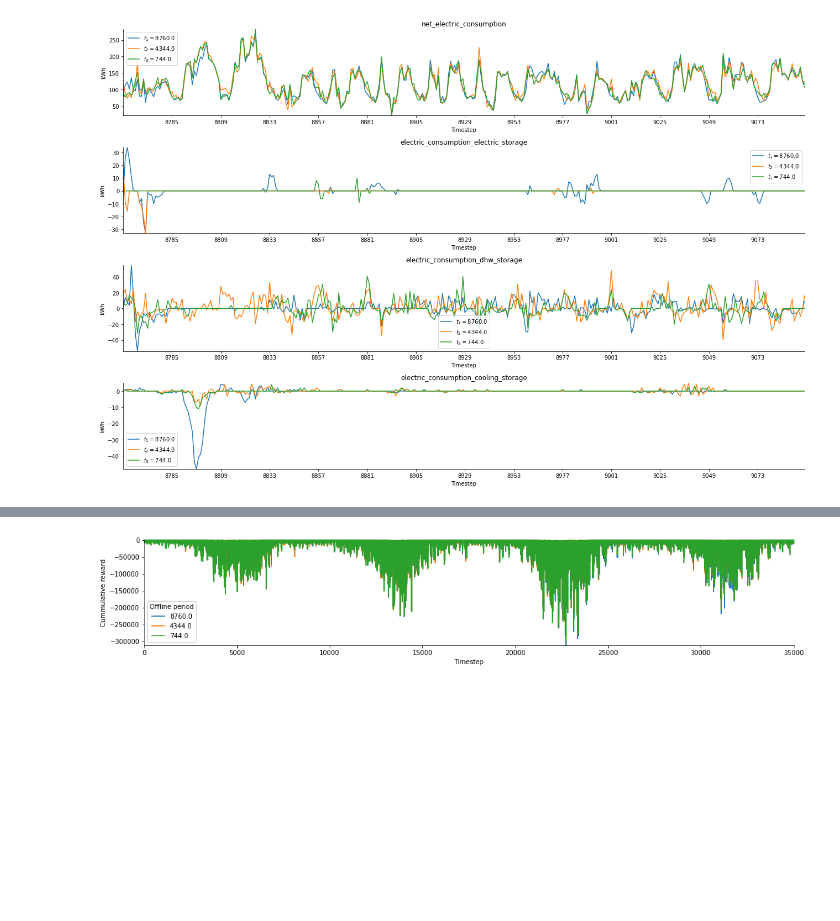
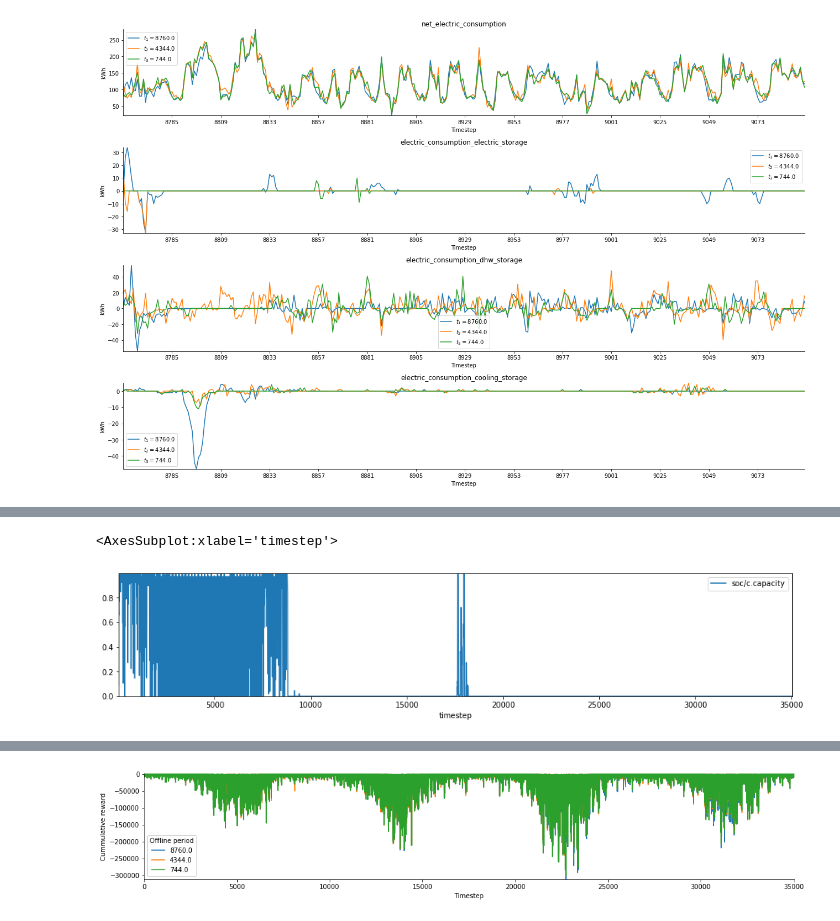
Before and after one commit to intelligent-environments-lab/CityLearn, a Jupyter notebook: reward_function_exploration_analysis.ipynb, the cells around one changed output, grey strips where cells are left out. Drawn from its saved outputs; the diff is of its cells as text; code cells hidden in the pictures; blank space fills up the shorter version.

```diff
--- a/reward_function_exploration_analysis.ipynb
+++ b/reward_function_exploration_analysis.ipynb
@@ -252,0 +387,16 @@ plt.show()
+# %%
+query = f"""
+SELECT
+    t.timestep,
+    soc/c.capacity
+FROM cooling_storage_timeseries st
+    LEFT JOIN timestep t ON t.id = st.timestep_id
+    LEFT JOIN cooling_storage c ON c.id = st.cooling_storage_id
+WHERE
+    cooling_storage_id = 1
+"""
+plot_data = database.query_table(query)
+plot_data.set_index('timestep').plot(figsize=(16,3))
+# %% [output]
+<AxesSubplot:xlabel='timestep'>
+[figure, added]
```
Also changed, not shown: parts of 11 cells of this notebook, 3 other files.
